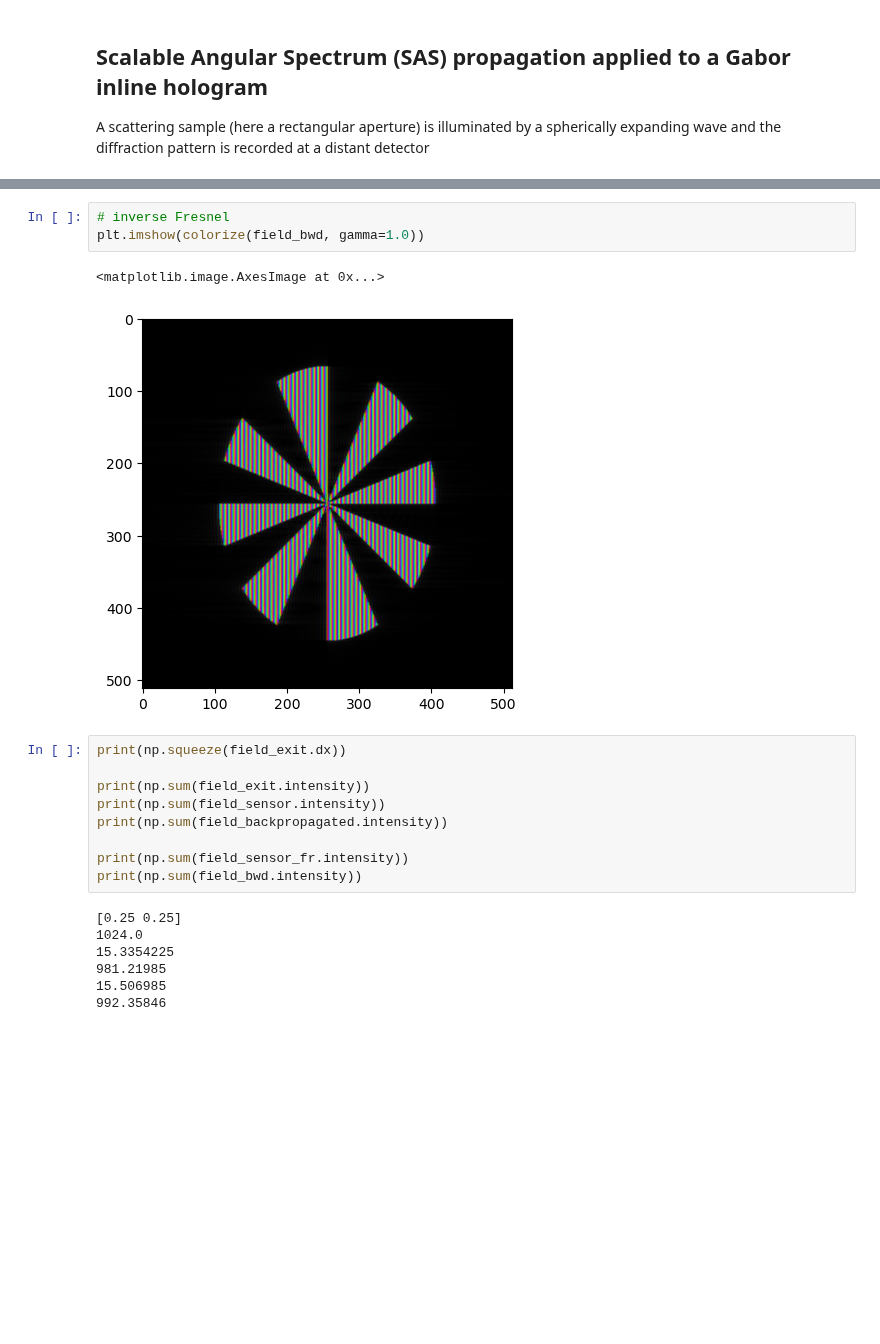
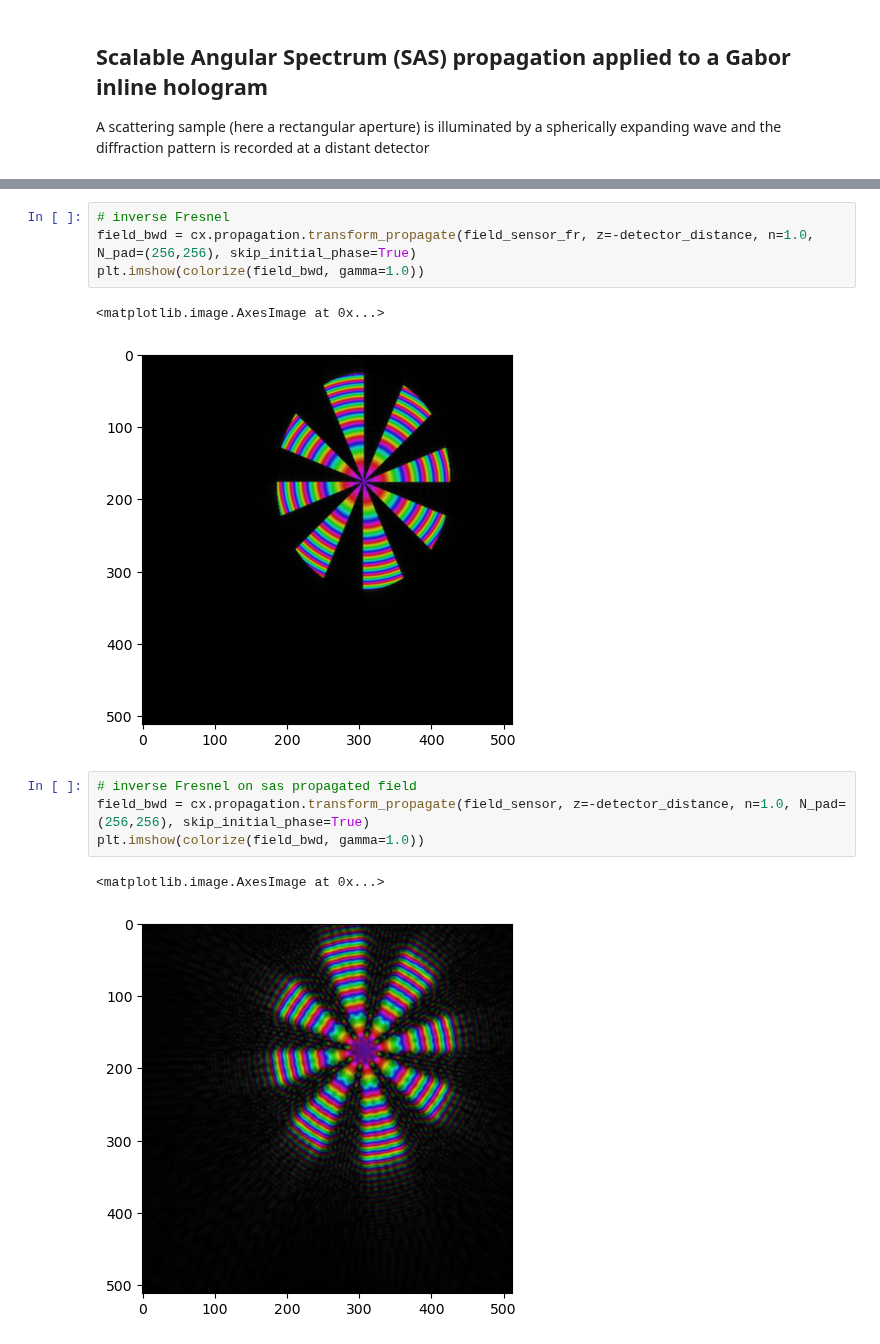
Before and after one commit to chromatix-team/chromatix, a Jupyter notebook: docs/examples/sas_gabor_hologram.ipynb, the cells around one changed output, grey strips where cells are left out. Drawn from its saved outputs; the diff is of its cells as text; blank space fills up the shorter version.

```diff
--- a/docs/examples/sas_gabor_hologram.ipynb
+++ b/docs/examples/sas_gabor_hologram.ipynb
@@ -78,22 +80,14 @@ plt.imshow(colorize(field_backpropagated, gamma=1.0))
 # %%
 # inverse Fresnel
+field_bwd = cx.propagation.transform_propagate(field_sensor_fr, z=-detector_distance, n=1.0, N_pad=(256,256), skip_initial_phase=True)
 plt.imshow(colorize(field_bwd, gamma=1.0))
 # %% [output]
 <matplotlib.image.AxesImage at 0x...>
-[figure, old version]
+[figure, new version]
-# %%
-print(np.squeeze(field_exit.dx))
-
-print(np.sum(field_exit.intensity))
-print(np.sum(field_sensor.intensity))
-print(np.sum(field_backpropagated.intensity))
-
-print(np.sum(field_sensor_fr.intensity))
-print(np.sum(field_bwd.intensity))
-# %% [output]
-[0.25 0.25]
-1024.0
-15.3354225
-981.21985
-15.506985
-992.35846
+# %%
+# inverse Fresnel on sas propagated field
+field_bwd = cx.propagation.transform_propagate(field_sensor, z=-detector_distance, n=1.0, N_pad=(256,256), skip_initial_phase=True)
+plt.imshow(colorize(field_bwd, gamma=1.0))
+# %% [output]
+<matplotlib.image.AxesImage at 0x...>
+[figure, added]
```
Also changed, not shown: parts of 5 cells of this notebook, 2 other files.
